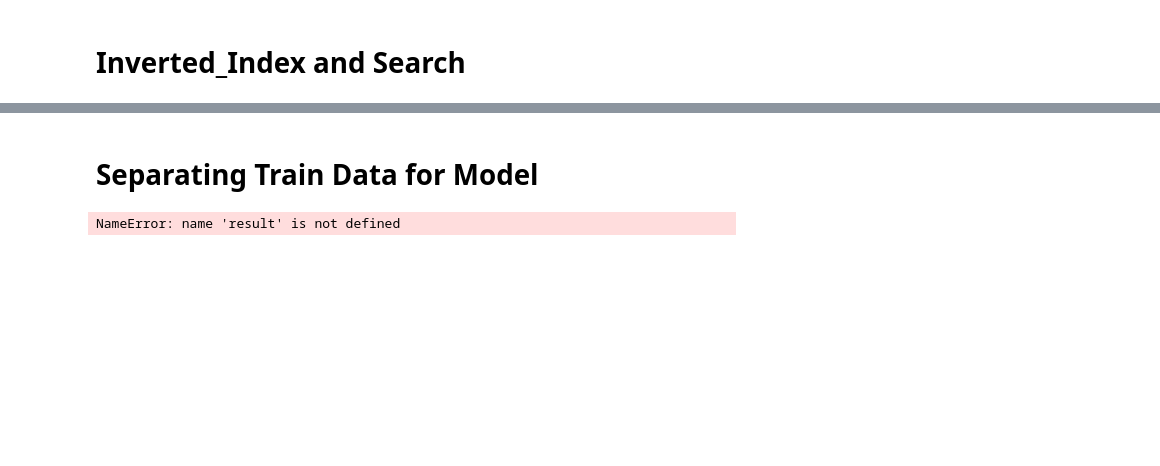
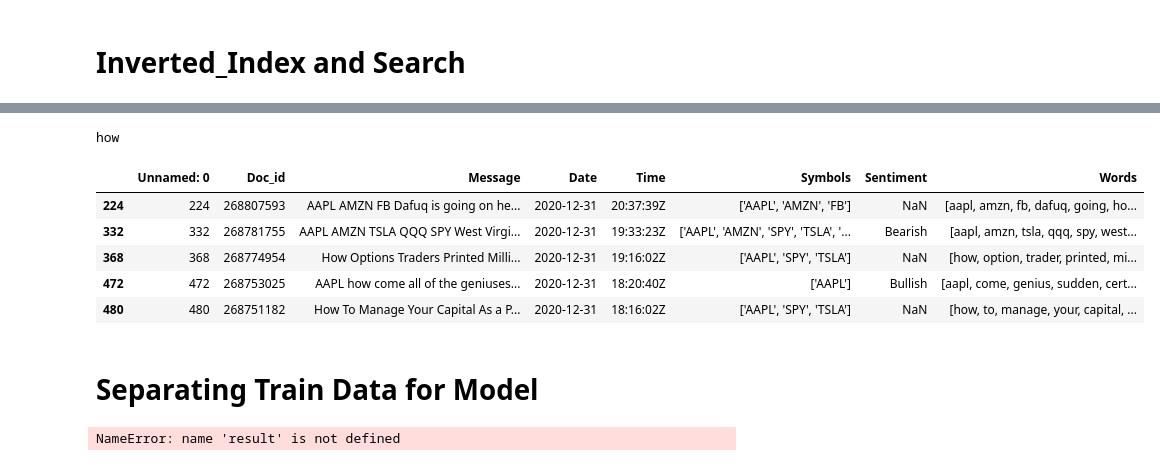
Before and after one commit to rchia013/CZ4034_IR, a Jupyter notebook: crawler.ipynb, the cells around one changed output, grey strips where cells are left out. Cells and saved outputs as stored; diff of their text form; code cells hidden in the pictures; blank space fills up the shorter version.

```diff
--- a/crawler.ipynb
+++ b/crawler.ipynb
@@ -356,6 +357,16 @@ def search(query, df = tweets, exact = False):
     return match_index #df[df['Doc_id'].isin(match_index)]
 # %%
 match_index = search("aapl","baba")
+# %%
+search('however')
+# %% [output]
+how
+|  | Unnamed: 0 | Doc_id | Message | Date | Time | Symbols | Sentiment | Words |
+| 224 | 224 | 268807593 | AAPL AMZN FB Dafuq is going on he... | 2020-12-31 | 20:37:39Z | ['AAPL', 'AMZN', 'FB'] | NaN | [aapl, amzn, fb, dafuq, going, ho... |
+| 332 | 332 | 268781755 | AAPL AMZN TSLA QQQ SPY West Virgi... | 2020-12-31 | 19:33:23Z | ['AAPL', 'AMZN', 'SPY', 'TSLA', '... | Bearish | [aapl, amzn, tsla, qqq, spy, west... |
+| 368 | 368 | 268774954 | How Options Traders Printed Milli... | 2020-12-31 | 19:16:02Z | ['AAPL', 'SPY', 'TSLA'] | NaN | [how, option, trader, printed, mi... |
+| 472 | 472 | 268753025 | AAPL how come all of the geniuses... | 2020-12-31 | 18:20:40Z | ['AAPL'] | Bullish | [aapl, come, genius, sudden, cert... |
+| 480 | 480 | 268751182 | How To Manage Your Capital As a P... | 2020-12-31 | 18:16:02Z | ['AAPL', 'SPY', 'TSLA'] | NaN | [how, to, manage, your, capital, ... |
 # %% [markdown]
 # Separating Train Data for Model
 # %%
```
Also changed, not shown: parts of 14 cells of this notebook, 2 other files.
